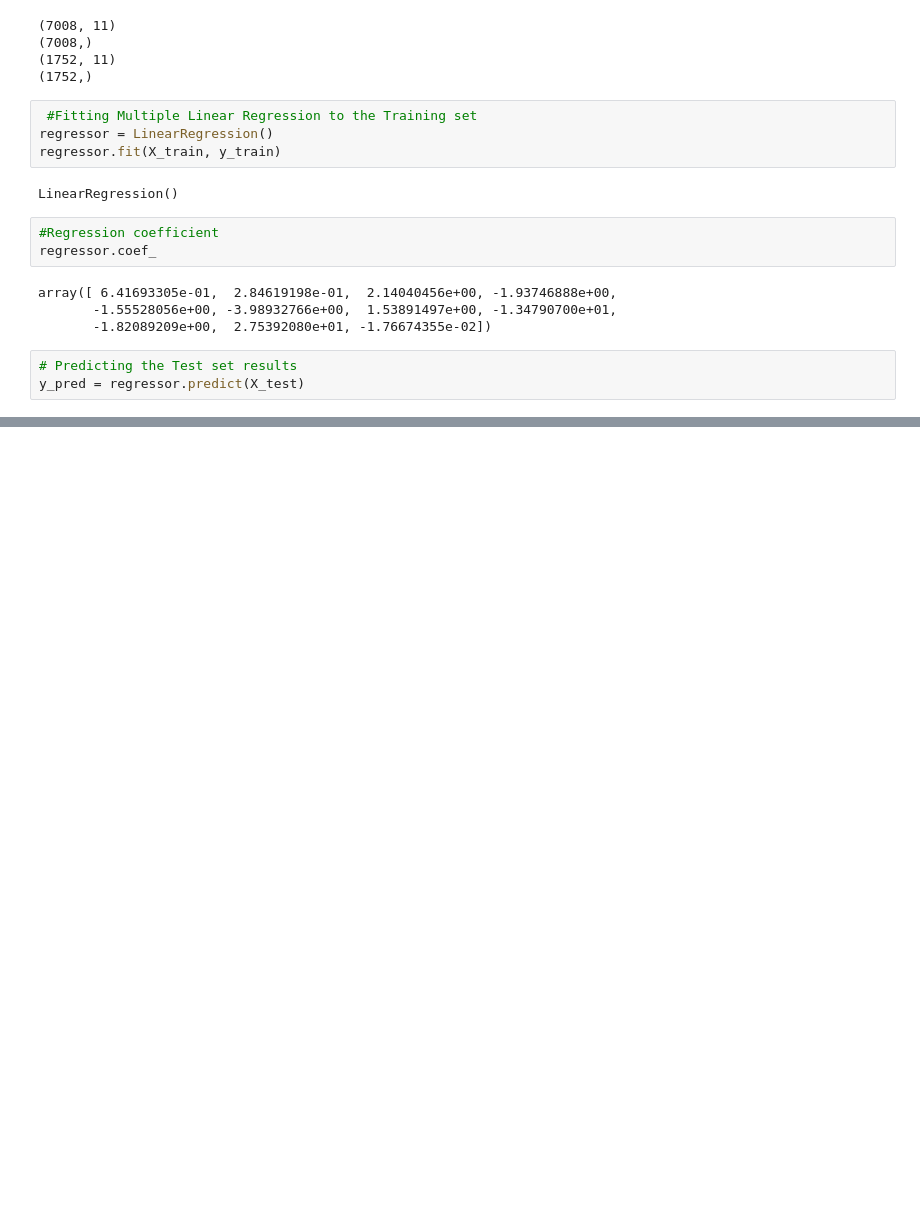
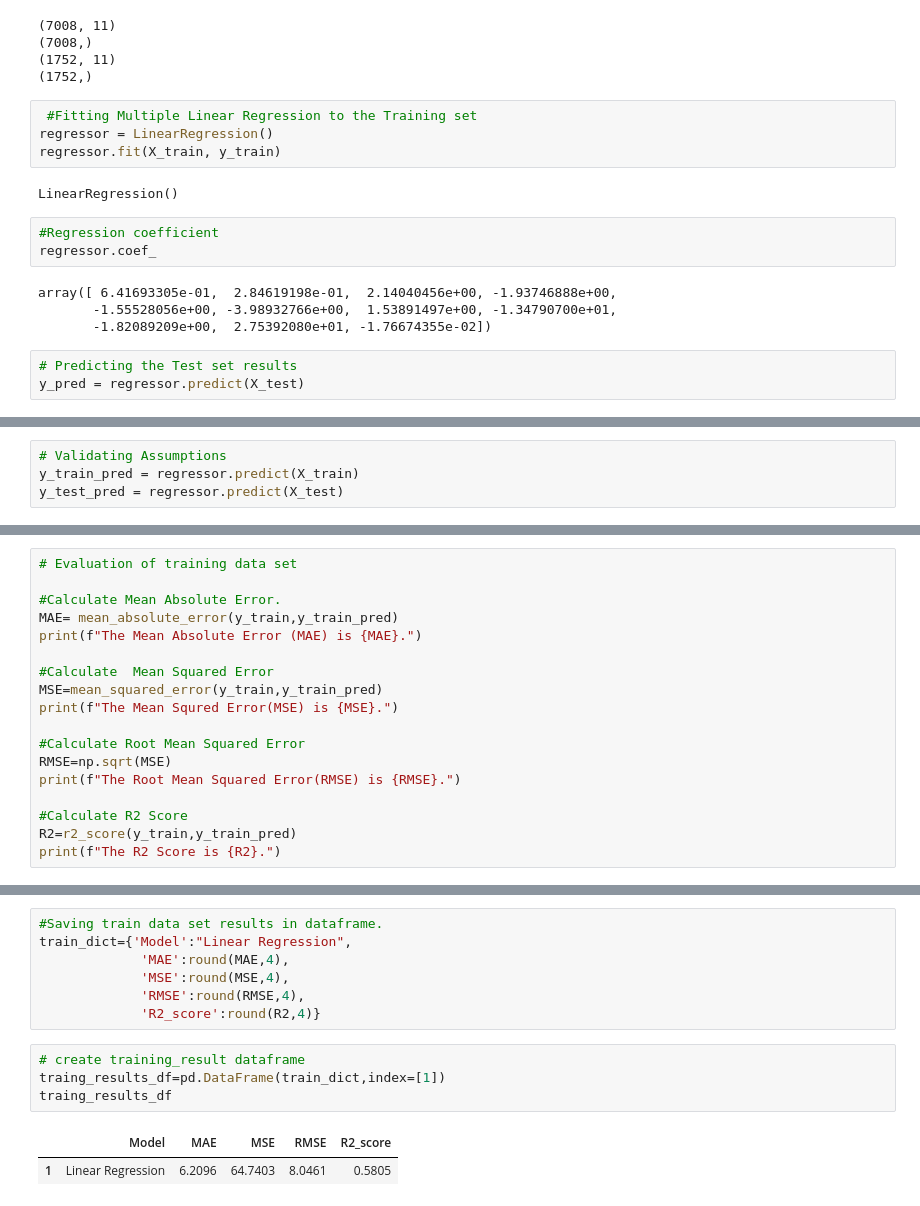
Before and after one commit to Anupa-123/Bike-sharing-demand-prediction, a Jupyter notebook: Bike_Sharing_Demand_Prediction_Capstone_Project.ipynb, the cells around one changed output, grey strips where cells are left out. Drawn from its saved outputs; the diff is of its cells as text; blank space fills up the shorter version.

```diff
--- a/Bike_Sharing_Demand_Prediction_Capstone_Project.ipynb
+++ b/Bike_Sharing_Demand_Prediction_Capstone_Project.ipynb
@@ -743,0 +749,4 @@ y_pred = regressor.predict(X_test)
+# %%
+# Validating Assumptions
+y_train_pred = regressor.predict(X_train)
+y_test_pred = regressor.predict(X_test)
@@ -743,0 +762,18 @@ y_pred = regressor.predict(X_test)
+# %%
+# Evaluation of training data set
+
+#Calculate Mean Absolute Error.
+MAE= mean_absolute_error(y_train,y_train_pred)
+print(f"The Mean Absolute Error (MAE) is {MAE}.")
+
+#Calculate  Mean Squared Error
+MSE=mean_squared_error(y_train,y_train_pred)
+print(f"The Mean Squred Error(MSE) is {MSE}.")
+
+#Calculate Root Mean Squared Error
+RMSE=np.sqrt(MSE)
+print(f"The Root Mean Squared Error(RMSE) is {RMSE}.")
+
+#Calculate R2 Score
+R2=r2_score(y_train,y_train_pred)
+print(f"The R2 Score is {R2}.")
@@ -743,0 +792,14 @@ y_pred = regressor.predict(X_test)
+# %%
+#Saving train data set results in dataframe.
+train_dict={'Model':"Linear Regression",
+             'MAE':round(MAE,4),
+             'MSE':round(MSE,4),
+             'RMSE':round(RMSE,4),
+             'R2_score':round(R2,4)}
+# %%
+# create training_result dataframe
+traing_results_df=pd.DataFrame(train_dict,index=[1])
+traing_results_df
+# %% [output]
+|  | Model | MAE | MSE | RMSE | R2_score |
+| 1 | Linear Regression | 6.2096 | 64.7403 | 8.0461 | 0.5805 |
```
Also changed, not shown: parts of 6 cells of this notebook.
